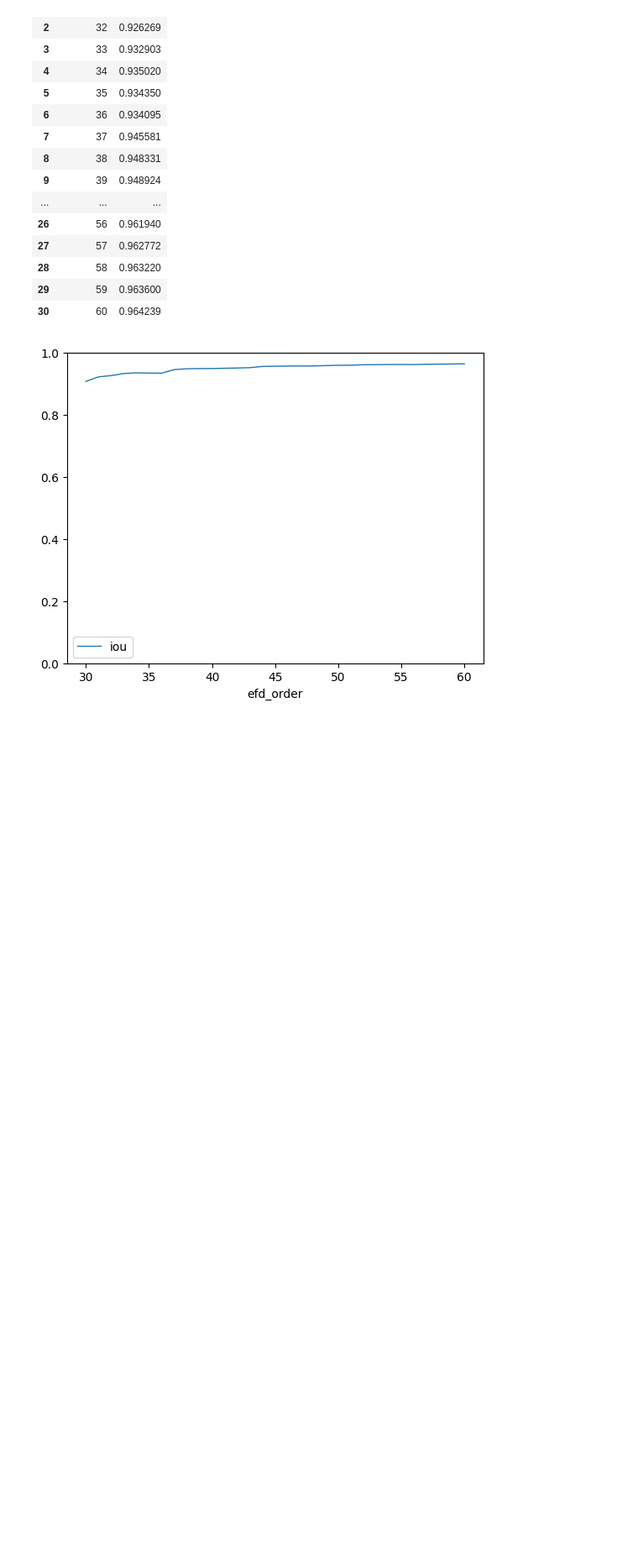
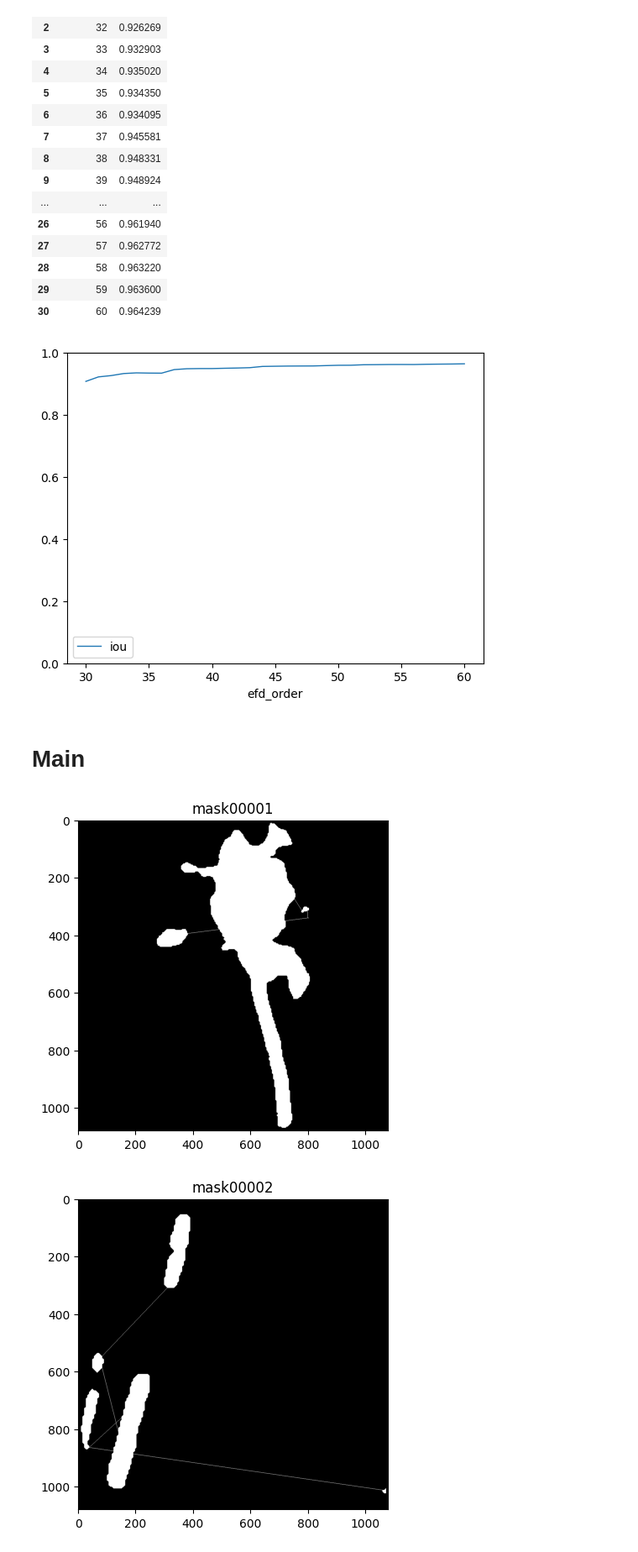
Before and after one commit to aubreymoore/sam3-2026-01-31, a Jupyter notebook: poly2mask.ipynb, the cells around one changed output. Shown at 84% size. Saved outputs shown, nothing was run; the diff lists cells and outputs as text; code cells hidden in the pictures; blank space fills up the shorter version.

```diff
--- a/poly2mask.ipynb
+++ b/poly2mask.ipynb
@@ -625,3 +786,17 @@ ic| iou: 0.9642390756410009
 df_results.plot(x='efd_order', y='iou', ylim=(0.0, 1.0), linewidth=1);
 # %% [output]
 [figure]
+# %% [markdown]
+# Main
+# %%
+# Read WKT from SQLite and convert to Shapely geometry
+df = pd.read_sql(
+    "SELECT detection_id, poly_wkt FROM detections LIMIT 5;",
+    sqlite3.connect('sam3_detections.sqlite3')
+)
+
+for i, r in df.iterrows():
+    mask = polygon_to_mask2(r['detection_id'], r['poly_wkt'], show_plot=True, save_plot=True)
+# %% [output]
+[figure, added]
+[figure, added]
```
Also changed, not shown: parts of 11 cells of this notebook.
